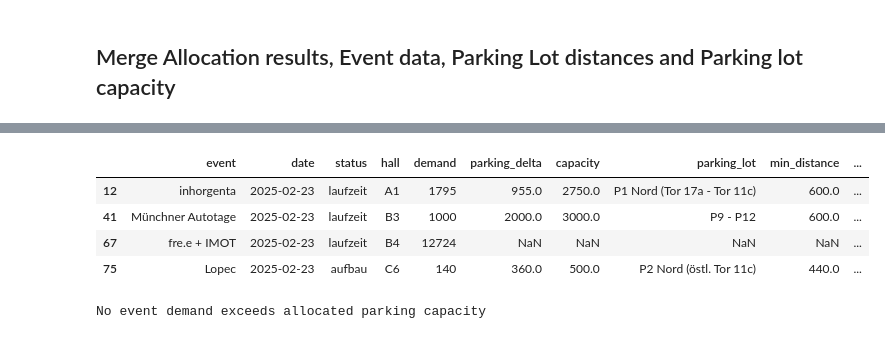
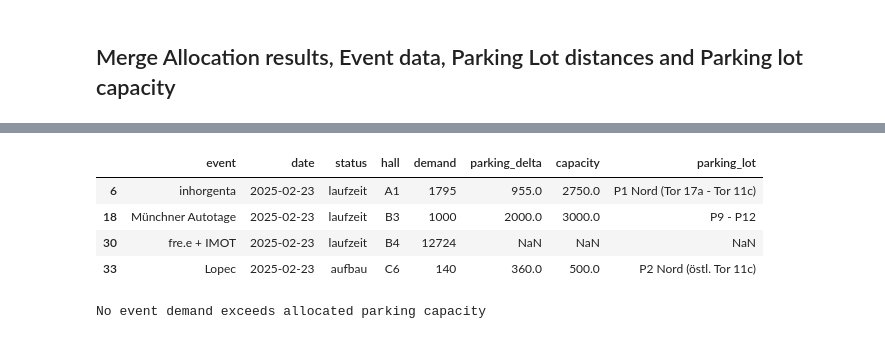
Before and after one commit to schwarzjakob/southpark, a Jupyter notebook: notebooks/first_algorithm_implementation.ipynb, the cells around one changed output, grey strips where cells are left out. Saved outputs shown, nothing was run; the diff lists cells and outputs as text; code cells hidden in the pictures.

```diff
--- a/notebooks/first_algorithm_implementation.ipynb
+++ b/notebooks/first_algorithm_implementation.ipynb
@@ -103,6 +103,6 @@ def optimize_distance(df_events_closest_parking_lot_min_capacity):
 ## Load the data needed
 # %%
 # Load the data
-df_events_closest_parking_lot_min_capacity = pd.read_parquet('../data/output_data/df_events_closest_parking_lot_min_capacity.parquet')
-df_events_closest_parking_lot_min_capacity.head()
+df_events_parking_lot_min_capacity = pd.read_parquet('../data/output_data/df_events_parking_lot_min_capacity.parquet')
+df_events_parking_lot_min_capacity.head()
 # %% [output]
@@ -115,7 +115,7 @@ df_events_closest_parking_lot_min_capacity.head()
 # %% [markdown]
 ## Run the optimization
 # %%
-df_allocation_results = optimize_distance(df_events_closest_parking_lot_min_capacity)
+df_allocation_results = optimize_distance(df_events_parking_lot_min_capacity)
 # %% [output]
 Welcome to the CBC MILP Solver
 Version: 2.10.3
@@ -147,5 +147,4 @@ df_allocation_results.head()
 ## Merge Allocation results, Event data, Parking Lot distances and Parking lot capacity
 # %%
 # Load events data for merging with the results
-df_events = pd.read_csv('../data/input_data/events.csv')
-df_events['date'] = pd.to_datetime(df_events['date'], format='%d.%m.%y')
+df_events_halls = pd.read_parquet('../data/output_data/df_events_halls.parquet')
@@ -157,16 +165,12 @@ df_halls_parking_distances = pd.read_parquet('../data/output_data/halls_parking_
 df_parking_lots_capacity = pd.read_csv('../data/input_data/parking_lots_capacity.csv')
 
 # Merge the results with the events data
-df_events_allocated_parking_lot = pd.merge(df_events, df_allocation_results, on=['event', 'date'], how='left')
+df_events_halls_allocated_parking_lot = pd.merge(df_events_halls, df_allocation_results, on=['event', 'date'], how='left')
 
-# Merge df_events_allocated_parking_lot with df_events_closest_parking_lot_min_capacity to get distances
-df_events_allocated_parking_lot = pd.merge(df_events_allocated_parking_lot, df_halls_parking_distances, on=['hall', 'parking_lot'], how='left')
-
-# Merge capacity from df_events_closest_parking_lot_min_capacity onto df_events_allocated_parking_lot
-
-df_events_allocated_parking_lot = pd.merge(
-    df_events_allocated_parking_lot,
-    df_events_closest_parking_lot_min_capacity[['parking_lot', 'date', 'capacity']],
-    on=['parking_lot', 'date'],
+# Merge capacity and distance from df_events_parking_lot_min_capacity onto df_events_halls_allocated_parking_lot
+df_events_halls_allocated_parking_lot = pd.merge(
+    df_events_halls_allocated_parking_lot,
+    df_events_parking_lot_min_capacity[['event', 'parking_lot', 'date', 'distance', 'capacity', 'parking_delta', 'max_demand']],
+    on=['event', 'parking_lot', 'date'],
     how='left'
 ).drop_duplicates()
@@ -185,11 +206,11 @@ df_events_allocated_parking_lot.loc[mask, 'closest_entrance'] = df_events_alloca
 # %%
 # First allocation algorithm results
-df_events_allocated_parking_lot[df_events_allocated_parking_lot['date'] == pd.to_datetime('2025-02-23')][['event', 'date', 'status', 'hall', 'demand', 'parking_delta', 'capacity', 'parking_lot', 'min_distance', 'closest_entrance']].head(20)
+df_events_halls_allocated_parking_lot[df_events_halls_allocated_parking_lot['date'] == pd.to_datetime('2025-02-23')][['event', 'date', 'status', 'hall', 'demand', 'parking_delta', 'capacity', 'parking_lot']].head(20)
 # %% [output]
-|  | event | date | status | hall | demand | parking_delta | capacity | parking_lot | min_distance | ... |
-| 12 | inhorgenta | 2025-02-23 | laufzeit | A1 | 1795 | 955.0 | 2750.0 | P1 Nord (Tor 17a - Tor 11c) | 600.0 | ... |
-| 41 | Münchner Autotage | 2025-02-23 | laufzeit | B3 | 1000 | 2000.0 | 3000.0 | P9 - P12 | 600.0 | ... |
-| 67 | fre.e + IMOT | 2025-02-23 | laufzeit | B4 | 12724 | NaN | NaN | NaN | NaN | ... |
-| 75 | Lopec | 2025-02-23 | aufbau | C6 | 140 | 360.0 | 500.0 | P2 Nord (östl. Tor 11c) | 440.0 | ... |
+|  | event | date | status | hall | demand | parking_delta | capacity | parking_lot |
+| 6 | inhorgenta | 2025-02-23 | laufzeit | A1 | 1795 | 955.0 | 2750.0 | P1 Nord (Tor 17a - Tor 11c) |
+| 18 | Münchner Autotage | 2025-02-23 | laufzeit | B3 | 1000 | 2000.0 | 3000.0 | P9 - P12 |
+| 30 | fre.e + IMOT | 2025-02-23 | laufzeit | B4 | 12724 | NaN | NaN | NaN |
+| 33 | Lopec | 2025-02-23 | aufbau | C6 | 140 | 360.0 | 500.0 | P2 Nord (östl. Tor 11c) |
 # %%
 # Verify, that there are no negative parking delta
```
Also changed, not shown: parts of 18 cells of this notebook, 1 other file.
